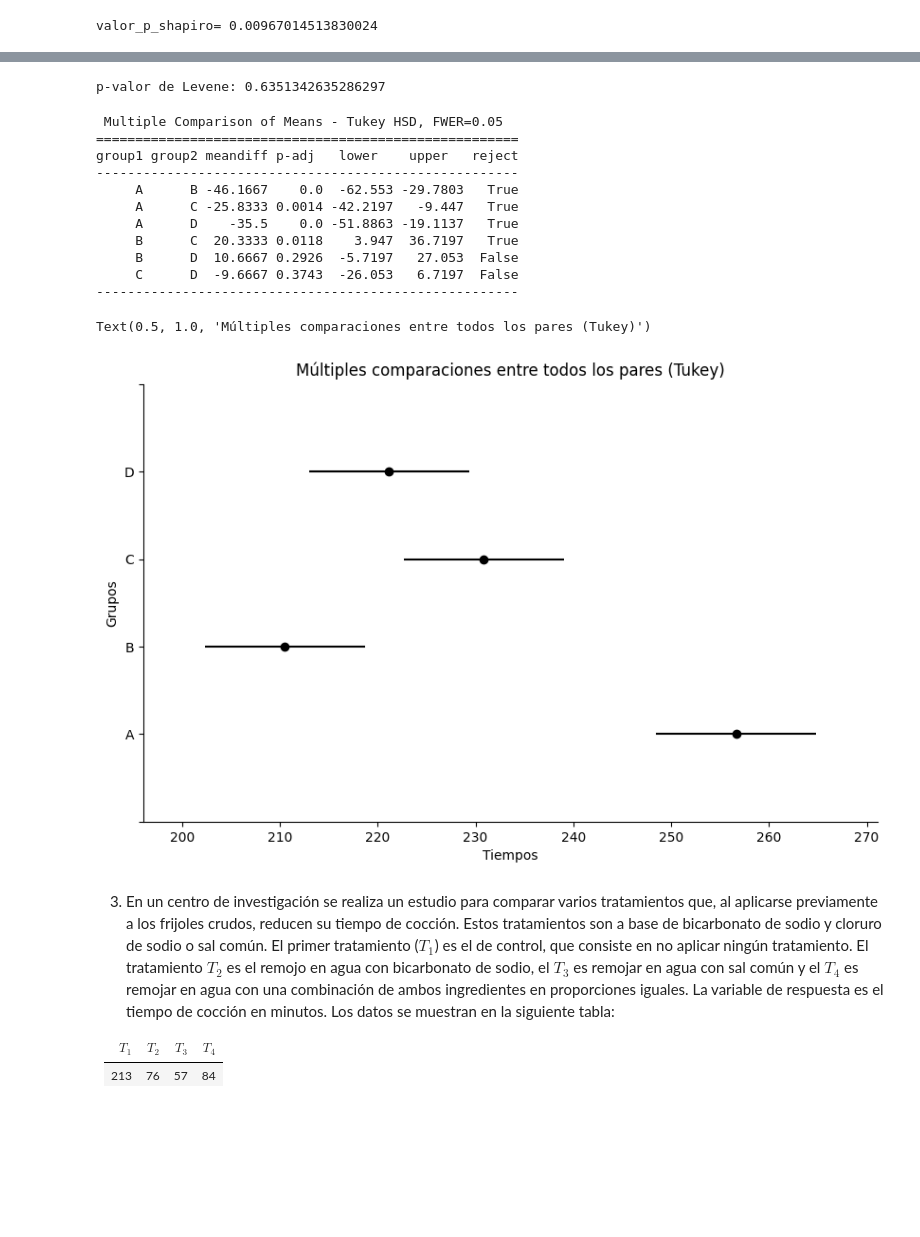
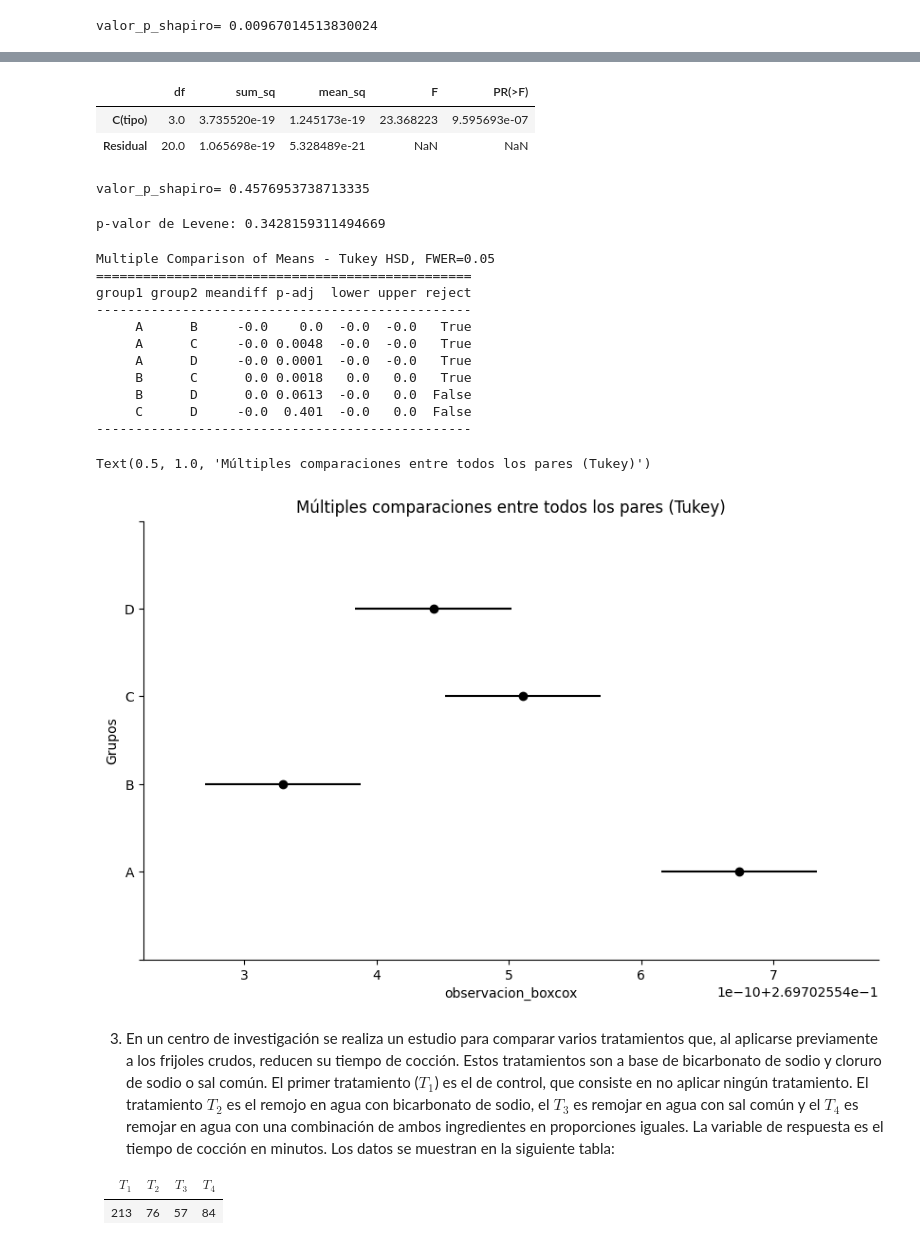
Before and after one commit to Jose-Luis25/EstadisticaVerano, a Jupyter notebook: ProblemarioU4.ipynb, the cells around one changed output, grey strips where cells are left out. Saved outputs shown, nothing was run; the diff lists cells and outputs as text; code cells hidden in the pictures; blank space fills up the shorter version.

```diff
--- a/ProblemarioU4.ipynb
+++ b/ProblemarioU4.ipynb
@@ -223,11 +242,32 @@ valor_p_shapiro= 0.00967014513830024
+# %%
+from statsmodels.formula.api import ols
+import statsmodels.api as sm
+
+modelo_lineal = ols("observacion_boxcox ~ C(tipo)", data = df).fit()
+tabla_anova = sm.stats.anova_lm(modelo_lineal)
+tabla_anova
+# %% [output]
+|  | df | sum_sq | mean_sq | F | PR(>F) |
+| C(tipo) | 3.0 | 3.735520e-19 | 1.245173e-19 | 23.368223 | 9.595693e-07 |
+| Residual | 20.0 | 1.065698e-19 | 5.328489e-21 | NaN | NaN |
+# %%
+from scipy.stats import shapiro
+_,valor_p_sh=shapiro(modelo_lineal.resid)
+print("valor_p_shapiro=", valor_p_sh)
+#H0:Normalidad
+#H1:No hay Normalidad
+#Nivel de significancia=0.05
+#Se acepta la H0 ya que es mayor que el nivel de significancia
+# %% [output]
+valor_p_shapiro= 0.4576953738713335
 # %%
 from scipy.stats import levene
 
 # Supón que tienes un DataFrame df con columnas 'respuesta' y 'grupo'
-grupo1 = df[df['tipo'] == 'A']['observacion']
-grupo2 = df[df['tipo'] == 'B']['observacion']
-grupo3 = df[df['tipo'] == 'C']['observacion']
-grupo4 = df[df['tipo'] == 'D']['observacion']
+grupo1 = df[df['tipo'] == 'A']['observacion_boxcox']
+grupo2 = df[df['tipo'] == 'B']['observacion_boxcox']
+grupo3 = df[df['tipo'] == 'C']['observacion_boxcox']
+grupo4 = df[df['tipo'] == 'D']['observacion_boxcox']
 
 stat, p = levene(grupo1, grupo2, grupo3, grupo4)
 print(f"p-valor de Levene: {p}")
@@ -235,43 +275,43 @@ print(f"p-valor de Levene: {p}")
 #H0:Homoscedasticidad (Varianzas iguales)
 #H1: Heterocedasticidad (Varianzas direfentes)
 #Nivle de significancia: 0.05
-#valor_p_levene:0.44
+#valor_p_levene:0.34
 #Se acepta la H0 ya que el valor p es mayor que el Nivel de Sig.
 # %% [output]
-p-valor de Levene: 0.6351342635286297
+p-valor de Levene: 0.3428159311494669
 # %%
 from statsmodels.stats.multicomp import pairwise_tukeyhsd
 import matplotlib.pyplot as plt
 
 nivel_de_significancia = 0.05
 
 # Prueba de Tukey
-tukey = pairwise_tukeyhsd(endog=df['observacion'], groups=df['tipo'],
+tukey = pairwise_tukeyhsd(endog=df['observacion_boxcox'], groups=df['tipo'],
                           alpha=nivel_de_significancia)
 
 # Mostrar los resultados
 print(tukey)
 
 # Gráfico de las diferencias entre grupos
-tukey.plot_simultaneous(ylabel="Grupos", xlabel="Tiempos")
+tukey.plot_simultaneous(ylabel="Grupos", xlabel="observacion_boxcox")
 
 plt.gca().spines['right'].set_visible(False) # derecha
 plt.gca().spines['top'].set_visible(False)   # superior
 plt.title("Múltiples comparaciones entre todos los pares (Tukey)")
 # %% [output]
- Multiple Comparison of Means - Tukey HSD, FWER=0.05
-======================================================
-group1 group2 meandiff p-adj   lower    upper   reject
-------------------------------------------------------
-     A      B -46.1667    0.0  -62.553 -29.7803   True
-     A      C -25.8333 0.0014 -42.2197   -9.447   True
-     A      D    -35.5    0.0 -51.8863 -19.1137   True
-     B      C  20.3333 0.0118    3.947  36.7197   True
-     B      D  10.6667 0.2926  -5.7197   27.053  False
-     C      D  -9.6667 0.3743  -26.053   6.7197  False
-------------------------------------------------------
+Multiple Comparison of Means - Tukey HSD, FWER=0.05
+================================================
+group1 group2 meandiff p-adj  lower upper reject
+------------------------------------------------
+     A      B     -0.0    0.0  -0.0  -0.0   True
+     A      C     -0.0 0.0048  -0.0  -0.0   True
+     A      D     -0.0 0.0001  -0.0  -0.0   True
+     B      C      0.0 0.0018   0.0   0.0   True
+     B      D      0.0 0.0613  -0.0   0.0  False
+     C      D     -0.0  0.401  -0.0   0.0  False
+------------------------------------------------
 Text(0.5, 1.0, 'Múltiples comparaciones entre todos los pares (Tukey)')
-[figure, old version]
+[figure, new version]
 # %% [markdown]
 3. En un centro de investigación se realiza un estudio para comparar varios tratamientos que, al aplicarse previamente a los frijoles crudos, reducen su tiempo de cocción. Estos tratamientos son a base de bicarbonato de sodio y cloruro de sodio o sal común. El primer tratamiento ($T_1$) es el de control, que consiste en no aplicar ningún tratamiento. El tratamiento $T_2$ es el remojo en agua con bicarbonato de sodio, el $T_3$ es remojar en agua con sal común y el $T_4$ es remojar en agua con una combinación de ambos ingredientes en proporciones iguales. La variable de respuesta es el tiempo de cocción en minutos. Los datos se muestran en la siguiente tabla:
 
```
Also changed, not shown: parts of 56 cells of this notebook.
